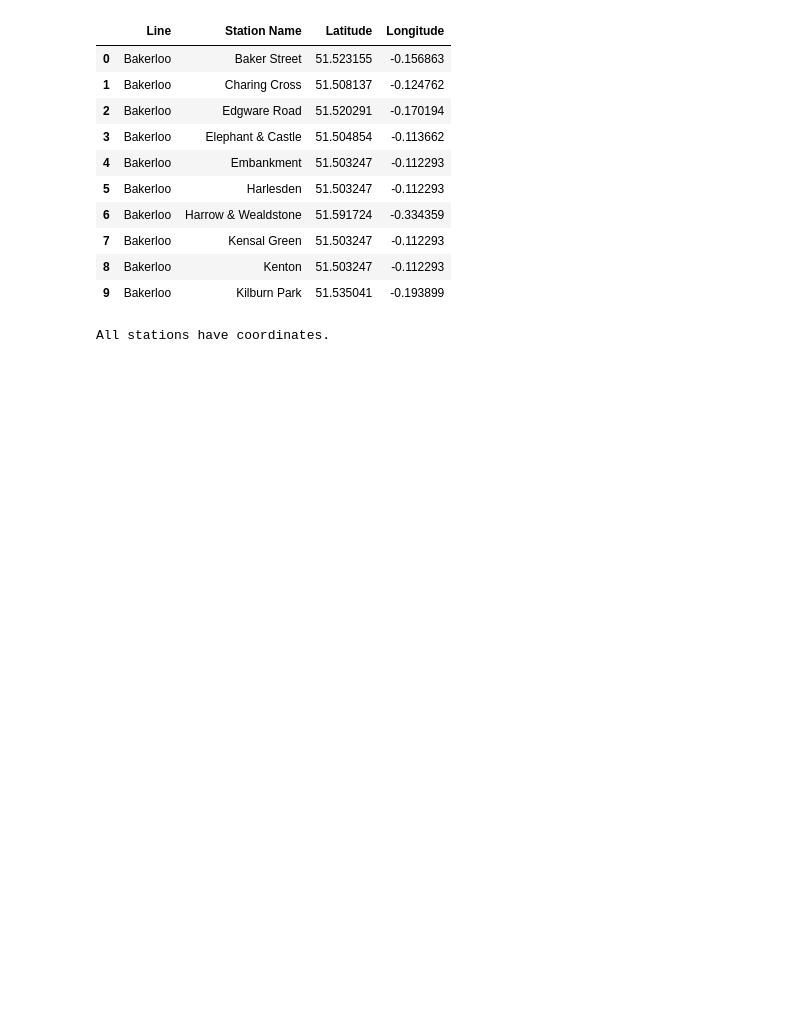
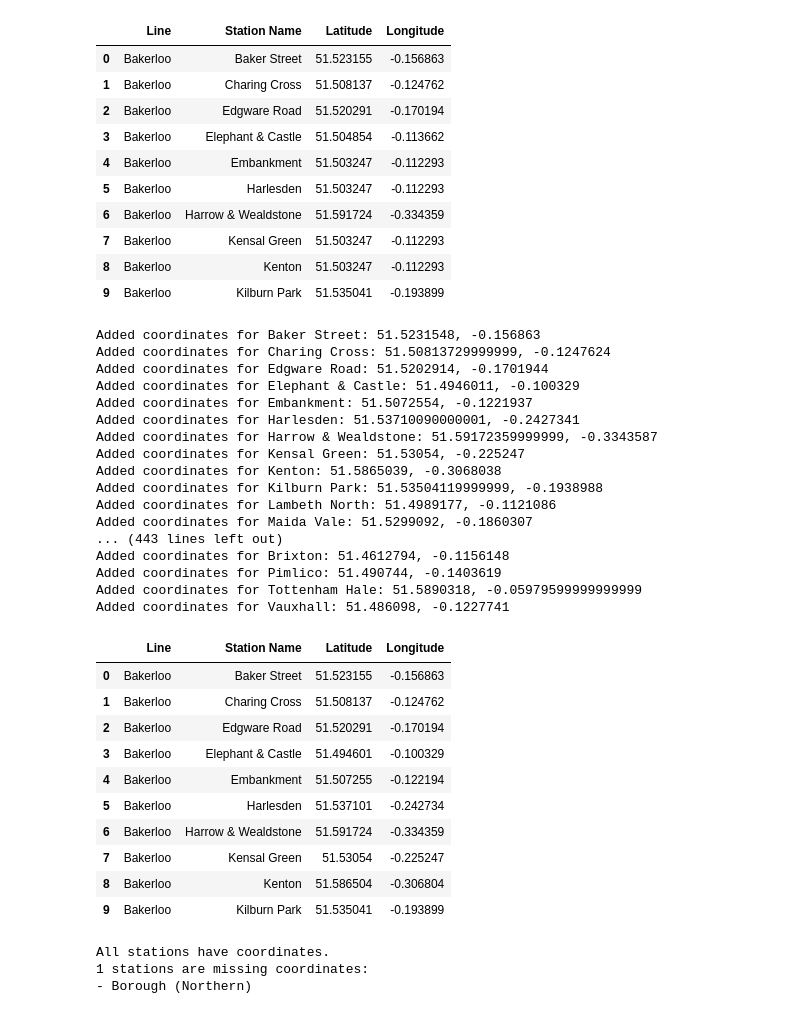
Before and after one commit to AimanxxAnsari/analysis-of-tfl-data, a Jupyter notebook: python-notebooks/draft-google-api.ipynb, the cells around one changed output. Drawn from its saved outputs; the diff is of its cells as text; code cells hidden in the pictures; blank space fills up the shorter version.

```diff
--- a/python-notebooks/draft-google-api.ipynb
+++ b/python-notebooks/draft-google-api.ipynb
@@ -20,6 +20,8 @@ tfl_df.head()
 | 2 | Bakerloo | Edgware Road |
 | 3 | Bakerloo | Elephant & Castle |
 | 4 | Bakerloo | Embankment |
+# %%
+tfl_df_22 = pd.read_csv('../data/2022-tfl-stations.csv')
 # %% [markdown]
 ### In order to fetch the coordinates for each station we are using Google Maps API
 # %%
@@ -28,13 +30,18 @@ gmaps = googlemaps.Client(key=creds.API_KEY)
 def get_coordinates(station, line):
     try:
         # First, try with station name and line
-        result = gmaps.geocode(f"{station} {line} Station, London")
+        result = gmaps.geocode(f"{station} {line} Line Station, London")
         if result:
             location = result[0]['geometry']['location']
             return location['lat'], location['lng']
 
-        # If not found, try with just station name
-        result = gmaps.geocode(f"{station} Station, London")
+        # # If not found, try with just station name
+        # result = gmaps.geocode(f"{station} Station, London")
+        # if result:
+        #     location = result[0]['geometry']['location']
+        #     return location['lat'], location['lng']
+
+        result = gmaps.geocode(f"{station}  Tram Station, London")
         if result:
             location = result[0]['geometry']['location']
             return location['lat'], location['lng']
@@ -100,6 +107,38 @@ Added coordinates for Vauxhall: 51.4952103, -0.1438979
 | 7 | Bakerloo | Kensal Green | 51.503247 | -0.112293 |
 | 8 | Bakerloo | Kenton | 51.503247 | -0.112293 |
 | 9 | Bakerloo | Kilburn Park | 51.535041 | -0.193899 |
+# %%
+tfl_df_22 = add_coordinates_to_df(tfl_df_22)
+tfl_df_22.head(10)
+# %% [output]
+Added coordinates for Baker Street: 51.5231548, -0.156863
+Added coordinates for Charing Cross: 51.50813729999999, -0.1247624
+Added coordinates for Edgware Road: 51.5202914, -0.1701944
+Added coordinates for Elephant & Castle: 51.4946011, -0.100329
+Added coordinates for Embankment: 51.5072554, -0.1221937
+Added coordinates for Harlesden: 51.53710090000001, -0.2427341
+Added coordinates for Harrow & Wealdstone: 51.59172359999999, -0.3343587
+Added coordinates for Kensal Green: 51.53054, -0.225247
+Added coordinates for Kenton: 51.5865039, -0.3068038
+Added coordinates for Kilburn Park: 51.53504119999999, -0.1938988
+Added coordinates for Lambeth North: 51.4989177, -0.1121086
+Added coordinates for Maida Vale: 51.5299092, -0.1860307
+... (443 lines left out)
+Added coordinates for Brixton: 51.4612794, -0.1156148
+Added coordinates for Pimlico: 51.490744, -0.1403619
+Added coordinates for Tottenham Hale: 51.5890318, -0.05979599999999999
+Added coordinates for Vauxhall: 51.486098, -0.1227741
+|  | Line | Station Name | Latitude | Longitude |
+| 0 | Bakerloo | Baker Street | 51.523155 | -0.156863 |
+| 1 | Bakerloo | Charing Cross | 51.508137 | -0.124762 |
+| 2 | Bakerloo | Edgware Road | 51.520291 | -0.170194 |
+| 3 | Bakerloo | Elephant & Castle | 51.494601 | -0.100329 |
+| 4 | Bakerloo | Embankment | 51.507255 | -0.122194 |
+| 5 | Bakerloo | Harlesden | 51.537101 | -0.242734 |
+| 6 | Bakerloo | Harrow & Wealdstone | 51.591724 | -0.334359 |
+| 7 | Bakerloo | Kensal Green | 51.53054 | -0.225247 |
+| 8 | Bakerloo | Kenton | 51.586504 | -0.306804 |
+| 9 | Bakerloo | Kilburn Park | 51.535041 | -0.193899 |
 # %%
 def check_coordinates(df):
     missing_coords = df[df['Latitude'].isnull() | df['Longitude'].isnull()]
@@ -114,5 +153,8 @@ def check_coordinates(df):
     return missing_coords
 
 missing = check_coordinates(tfl_df)
+missing = check_coordinates(tfl_df_22)
 # %% [output]
 All stations have coordinates.
+1 stations are missing coordinates:
+- Borough (Northern)
```
Also changed, not shown: parts of 2 cells of this notebook, 4 other files.
